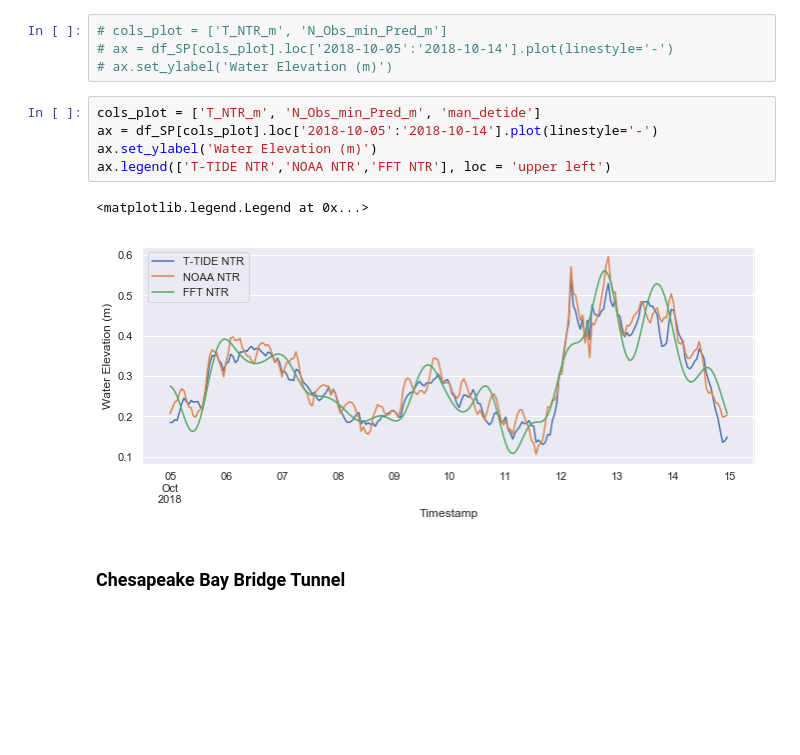
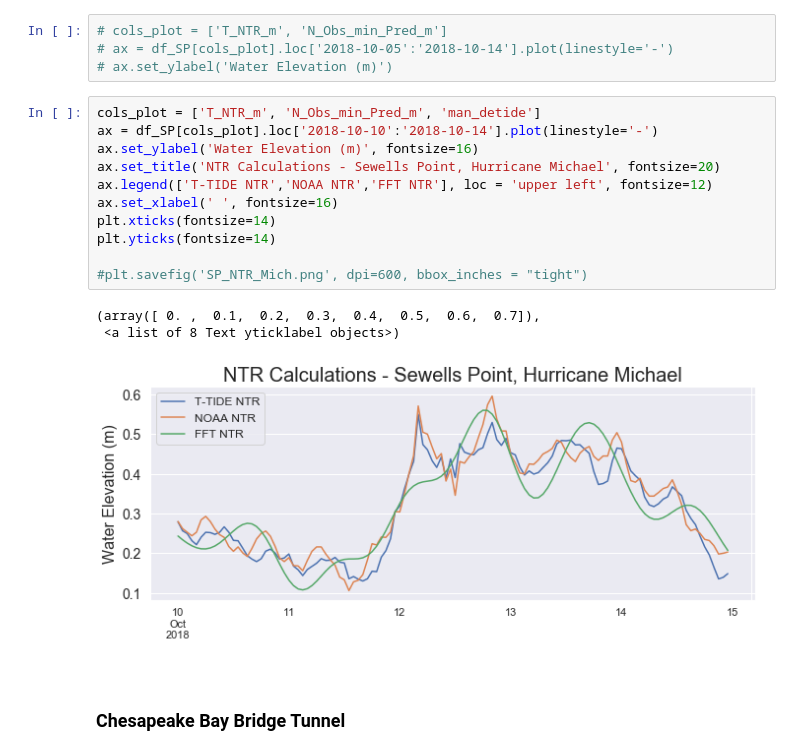
Before and after one commit to l-szczyrba/DeTiding, a Jupyter notebook: Tidal_Analysis_5.ipynb, the cells around one changed output. Drawn from its saved outputs; the diff is of its cells as text; blank space fills up the shorter version.

Commit message:
formatted figures for presentation

```diff
--- a/Tidal_Analysis_5.ipynb
+++ b/Tidal_Analysis_5.ipynb
@@ -269,12 +299,19 @@ Text(0.05,0.5,'Water Elevation (m)')
 # ax.set_ylabel('Water Elevation (m)')
 # %%
 cols_plot = ['T_NTR_m', 'N_Obs_min_Pred_m', 'man_detide']
-ax = df_SP[cols_plot].loc['2018-10-05':'2018-10-14'].plot(linestyle='-')
-ax.set_ylabel('Water Elevation (m)')
-ax.legend(['T-TIDE NTR','NOAA NTR','FFT NTR'], loc = 'upper left')
+ax = df_SP[cols_plot].loc['2018-10-10':'2018-10-14'].plot(linestyle='-')
+ax.set_ylabel('Water Elevation (m)', fontsize=16)
+ax.set_title('NTR Calculations - Sewells Point, Hurricane Michael', fontsize=20)
+ax.legend(['T-TIDE NTR','NOAA NTR','FFT NTR'], loc = 'upper left', fontsize=12)
+ax.set_xlabel(' ', fontsize=16)
+plt.xticks(fontsize=14)
+plt.yticks(fontsize=14)
+
+#plt.savefig('SP_NTR_Mich.png', dpi=600, bbox_inches = "tight")
 # %% [output]
-<matplotlib.legend.Legend at 0x...>
+(array([ 0. ,  0.1,  0.2,  0.3,  0.4,  0.5,  0.6,  0.7]),
+ <a list of 8 Text yticklabel objects>)
-[figure, old version]
+[figure, new version]
 # %% [markdown]
 ### Chesapeake Bay Bridge Tunnel
 # %%
```
Also changed, not shown: parts of 44 cells of this notebook, 24 other files.
